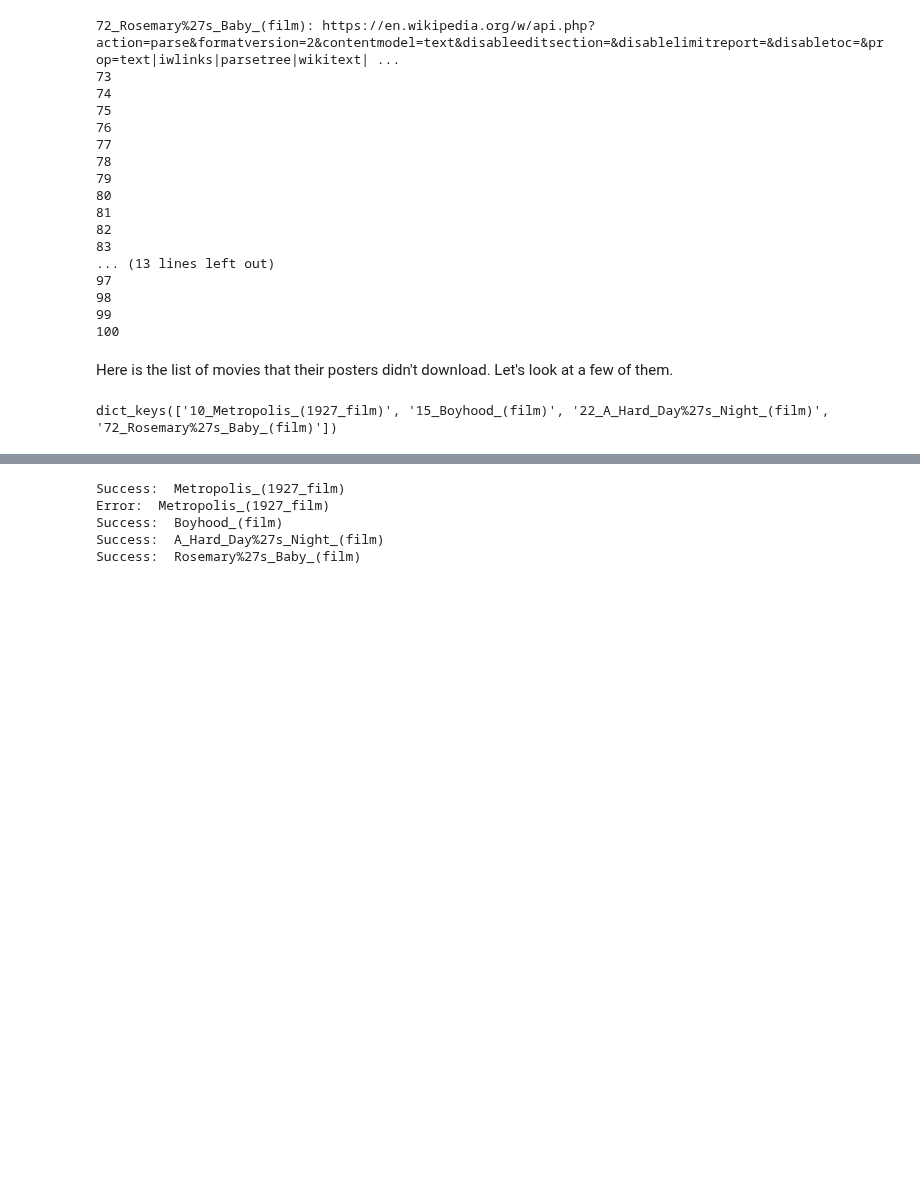
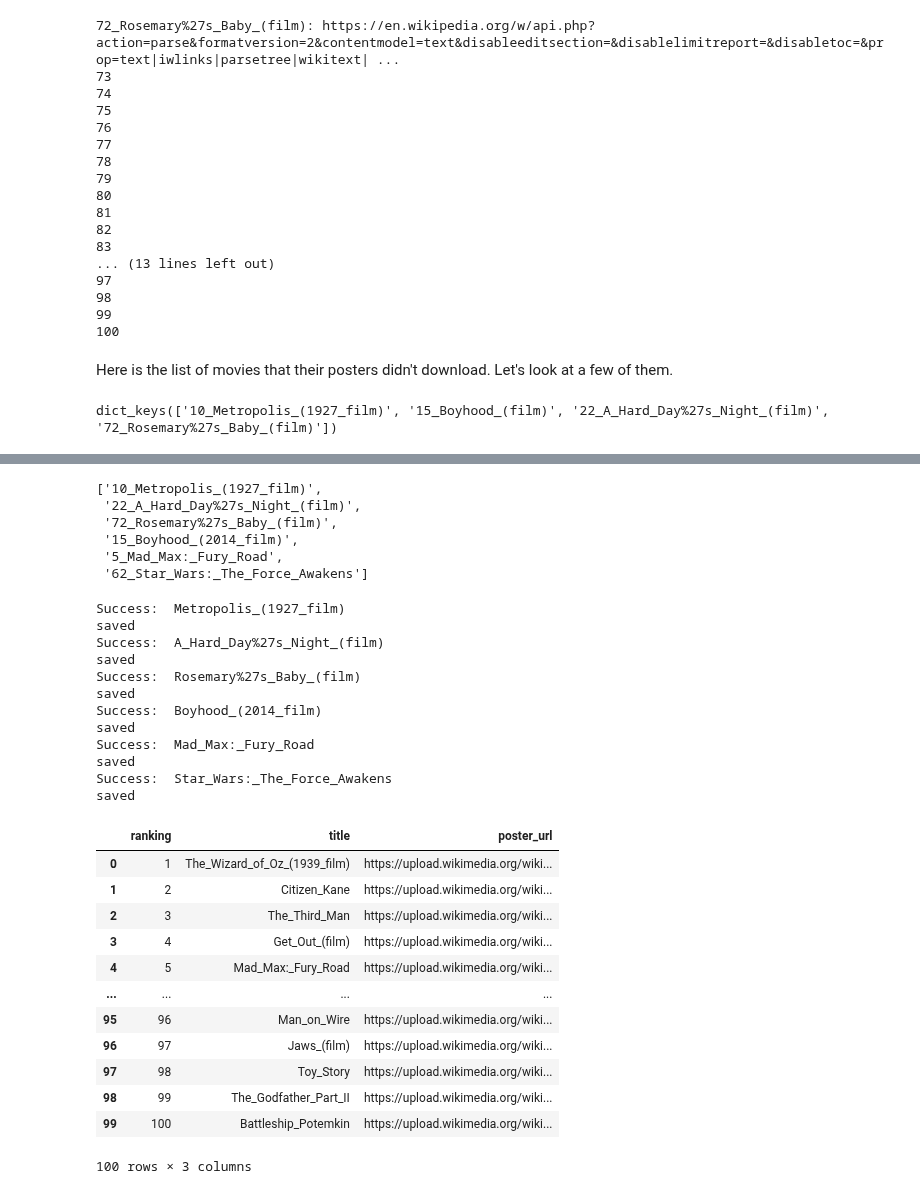
Before and after one commit to EsosaOrumwese/ALX-T-Nanodegree, a Jupyter notebook: Data Analytics/2. Data Wrangling/Gathering Data_IMDb Movie Rating.ipynb, the cells around one changed output, grey strips where cells are left out. Saved outputs shown, nothing was run; the diff lists cells and outputs as text; code cells hidden in the pictures; blank space fills up the shorter version.

Commit message:
Notebook might be rough but image issue is sorted.

```diff
--- a/Data Analytics/2. Data Wrangling/Gathering Data_IMDb Movie Rating.ipynb
+++ b/Data Analytics/2. Data Wrangling/Gathering Data_IMDb Movie Rating.ipynb
@@ -699,0 +737,9 @@ Let's redownload these ones.
+# %%
+errorList
+# %% [output]
+['10_Metropolis_(1927_film)',
+ '22_A_Hard_Day%27s_Night_(film)',
+ '72_Rosemary%27s_Baby_(film)',
+ '15_Boyhood_(2014_film)',
+ '5_Mad_Max:_Fury_Road',
+ '62_Star_Wars:_The_Force_Awakens']
@@ -700,14 +753,26 @@ Let's redownload these ones.
 # %%
-# iterate through dictionary
-error = []
-for i in image_errors.keys():
+# iterate through list
+eList = []
+for error in errorList:
       try:
-            # getting url for poster img
-            wikiUrl = image_errors[i][0]['url']
             # split out the ranking and title from key
-            splitList = i.split('_')
+            splitList = error.split('_')
             ranking = splitList[0]
             title = '_'.join(splitList[1:])
+
+            # getting url for poster img
+            if error == '22_A_Hard_Day%27s_Night_(film)':
+                  wikiUrl = 'https://upload.wikimedia.org/wikipedia/en/4/47/A_Hard_Days_night_movieposter.jpg'
+            elif error == '72_Rosemary%27s_Baby_(film)':
+                  wikiUrl = 'https://upload.wikimedia.org/wikipedia/en/e/ef/Rosemarys_baby_poster.jpg'
+            elif error == '10_Metropolis_(1927_film)':
+                  page = wptools.page(title, silent=True)
+                  images = page.get().data['image']
+                  wikiUrl = images[4]['url']
+            else:
+                  page = wptools.page(title, silent=True)
+                  images = page.get().data['image']
+                  wikiUrl = images[0]['url']
             # request for image
             r = requests.get(wikiUrl, headers=header)
             # logging
@@ -717,17 +782,44 @@ for i in image_errors.keys():
             # get image format
             image_file_format = wikiUrl.split('.')[-1]
             # save to folder
-            i.save(folder_name + "/" + ranking + '_' + title + '.' + image_file_format)
+            i.save(folder_name + "/" + ranking + '_' + title.replace(':','') + '.' + image_file_format)
+            print('saved') # log
             # append to list
-            poster_list.append({'ranking': int(ranking),
-                                'title': title,
-                                'poster_url': first_image_url})
+            #poster_list.append({'ranking': int(ranking),
+            #                    'title': title,
+            #                    'poster_url': first_image_url})
       except Exception as e:
-            print("Error: ", title)
-            error.append(i)
+            print("{}: Error!".format(title), e)
+            eList.append(i)
 # %% [output]
 Success:  Metropolis_(1927_film)
-Error:  Metropolis_(1927_film)
-Success:  Boyhood_(film)
+saved
 Success:  A_Hard_Day%27s_Night_(film)
+saved
 Success:  Rosemary%27s_Baby_(film)
+saved
+Success:  Boyhood_(2014_film)
+saved
+Success:  Mad_Max:_Fury_Road
+saved
+Success:  Star_Wars:_The_Force_Awakens
+saved
+# %%
+# create Dataframe from list of dictionaries
+poster_df = pd.DataFrame(poster_list)
+poster_df = poster_df.sort_values('ranking').reset_index(drop=True)
+poster_df
+# %% [output]
+|  | ranking | title | poster_url |
+| 0 | 1 | The_Wizard_of_Oz_(1939_film) | https://upload.wikimedia.org/wiki... |
+| 1 | 2 | Citizen_Kane | https://upload.wikimedia.org/wiki... |
+| 2 | 3 | The_Third_Man | https://upload.wikimedia.org/wiki... |
+| 3 | 4 | Get_Out_(film) | https://upload.wikimedia.org/wiki... |
+| 4 | 5 | Mad_Max:_Fury_Road | https://upload.wikimedia.org/wiki... |
+| ... | ... | ... | ... |
+| 95 | 96 | Man_on_Wire | https://upload.wikimedia.org/wiki... |
+| 96 | 97 | Jaws_(film) | https://upload.wikimedia.org/wiki... |
+| 97 | 98 | Toy_Story | https://upload.wikimedia.org/wiki... |
+| 98 | 99 | The_Godfather_Part_II | https://upload.wikimedia.org/wiki... |
+| 99 | 100 | Battleship_Potemkin | https://upload.wikimedia.org/wiki... |
+100 rows × 3 columns
```
Also changed, not shown: parts of 10 cells of this notebook, 11 other files.
